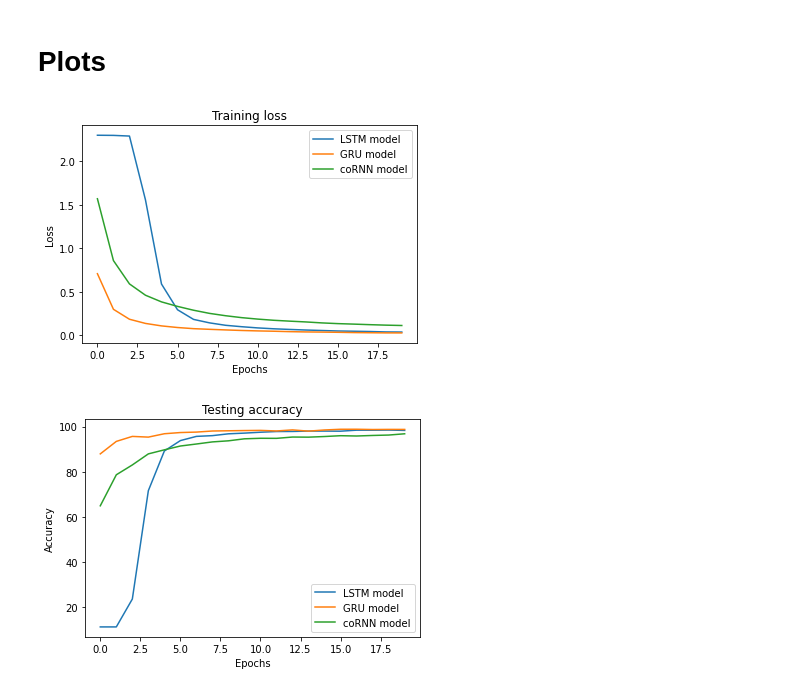
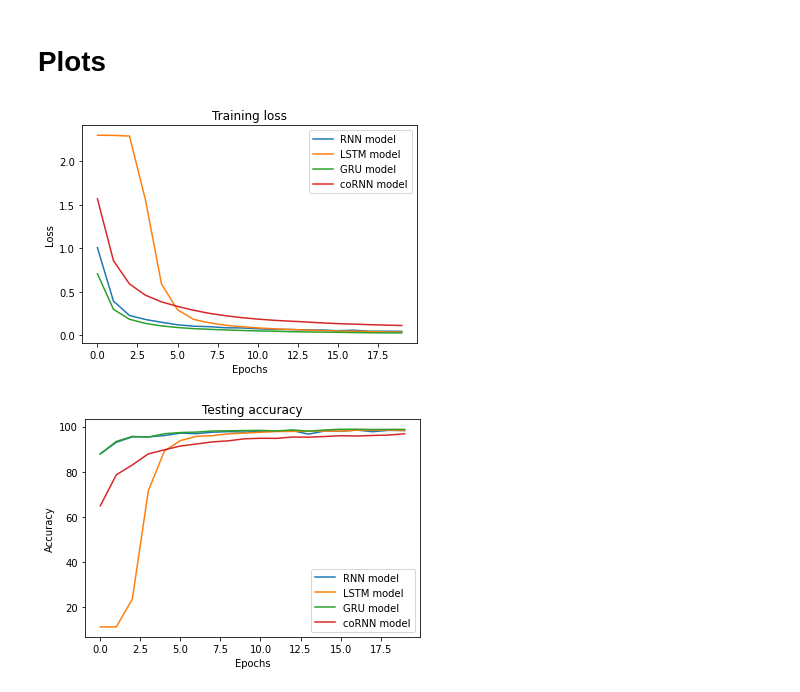
Before and after one commit to relaxxpls/IE643-Deep-Learning, a Jupyter notebook: Project/model.ipynb, the cells around one changed output. Saved outputs shown, nothing was run; the diff lists cells and outputs as text; code cells hidden in the pictures.

Commit message:
👌 IMPROVE: Add rnn model

```diff
--- a/Project/model.ipynb
+++ b/Project/model.ipynb
@@ -72,16 +92,15 @@ class GRUModel(nn.Module):
     def __init__(self, input_dim, hidden_dim, output_dim, n_layers, dropout=0.2):
         super().__init__()
 
-        # ? Hidden layer dimentions
         self.hidden_dim = hidden_dim
         self.n_layers = n_layers
 
-        # ? shape: (batch, seq, feature)
         self.gru = nn.GRU(input_dim, hidden_dim, n_layers, batch_first=True)
         self.fc = nn.Linear(hidden_dim, output_dim)
 
     def forward(self, x):
-        h0 = Variable(torch.zeros(self.n_layers, x.size(0), self.hidden_dim)).to(device)
+        h0 = Variable(torch.zeros(self.n_layers, x.size(0), self.hidden_dim))
+        h0 = h0.to(device)
 
         out, hn = self.gru(x, h0)
         out = self.fc(out[:, -1, :])
@@ -93,13 +112,16 @@ class GRUModel(nn.Module):
 class coRNNCell(nn.Module):
     def __init__(self, input_dim, hidden_dim, dt, gamma, epsilon):
         super().__init__()
+
         self.dt = dt
         self.gamma = gamma
         self.epsilon = epsilon
+
         self.i2h = nn.Linear(input_dim + hidden_dim + hidden_dim, hidden_dim)
 
     def forward(self, x, hy, hz):
         x, hy, hz = x.to(device), hy.to(device), hz.to(device)
+
         combined_layer = torch.cat((x, hz, hy), 1)
         hz = hz + self.dt * (
             torch.tanh(self.i2h(combined_layer)) - self.gamma * hy - self.epsilon * hz
@@ -112,6 +134,7 @@ class coRNNCell(nn.Module):
 class coRNNModel(nn.Module):
     def __init__(self, input_dim, hidden_dim, output_dim, n_layers, dt, gamma, epsilon):
         super().__init__()
+
         self.hidden_dim = hidden_dim
         self.n_layer = n_layers
 
@@ -121,6 +144,7 @@ class coRNNModel(nn.Module):
     def forward(self, x):
         hy = Variable(torch.zeros(x.size(0), self.hidden_dim))
         hz = Variable(torch.zeros(x.size(0), self.hidden_dim))
+        hy, hz = hy.to(device), hz.to(device)
 
         for t in range(x.size(1)):
             hy, hz = self.cornn(x[:, t, :], hy, hz)
@@ -128,14 +152,6 @@ class coRNNModel(nn.Module):
         out = self.fc(hy)
 
         return out
-
-# model = coRNNModel(input_dim, hidden_dim, output_dim, n_layers, dt=0.042, gamma=2.7, epsilon=4.7)
-# model.to(device)
-# criterion = nn.CrossEntropyLoss()
-# optimizer = optim.Adam(model.parameters(), lr=0.0021)
-
-# loss = train(model, train_loader, optimizer, criterion)
-# accuracy = validate(model, test_loader)
 # %%
 input_dim = 28
 hidden_dim = 100
@@ -195,0 +214,21 @@ def predict(model, image):
+# %%
+rnn_model = RNNModel(input_dim, hidden_dim, output_dim, n_layers)
+rnn_model.to(device)
+
+criterion = nn.CrossEntropyLoss()
+
+learning_rate = 0.1
+optimizer = optim.SGD(rnn_model.parameters(), lr=learning_rate)
+# optimizer = optim.Adam(model.parameters(), lr=learning_rate)
+# %%
+rnn_valid_accuracy = []
+rnn_train_loss = []
+
+for epoch in range(n_epochs):
+    loss = train(rnn_model, train_loader, optimizer, criterion)
+    rnn_train_loss.append(loss)
+
+    accuracy = validate(rnn_model, test_loader)
+    rnn_valid_accuracy.append(accuracy)
+
+    print(f"epoch: {epoch+1}, training-loss: {loss}, validation-accuracy: {accuracy}")
@@ -327,23 +386,25 @@ epoch: 20, training-loss: 0.11157155289004246, validation-accuracy: 96.790000915
 # %% [markdown]
 # Plots
 # %%
+plt.plot(rnn_train_loss, label="RNN model")
 plt.plot(lstm_train_loss, label="LSTM model")
 plt.plot(gru_train_loss, label="GRU model")
 plt.plot(cornn_train_loss, label="coRNN model")
 plt.title("Training loss")
 plt.xlabel("Epochs")
 plt.ylabel("Loss")
 plt.legend()
 plt.show()
 
+plt.plot(rnn_valid_accuracy, label="RNN model")
 plt.plot(lstm_valid_accuracy, label="LSTM model")
 plt.plot(gru_valid_accuracy, label="GRU model")
 plt.plot(cornn_valid_accuracy, label="coRNN model")
 plt.title("Testing accuracy")
 plt.xlabel("Epochs")
 plt.ylabel("Accuracy")
 plt.legend()
 plt.show()
 # %% [output]
-[figure, old version]
+[figure, new version]
-[figure, old version]
+[figure, new version]
```
Also changed, not shown: parts of 6 cells of this notebook.
